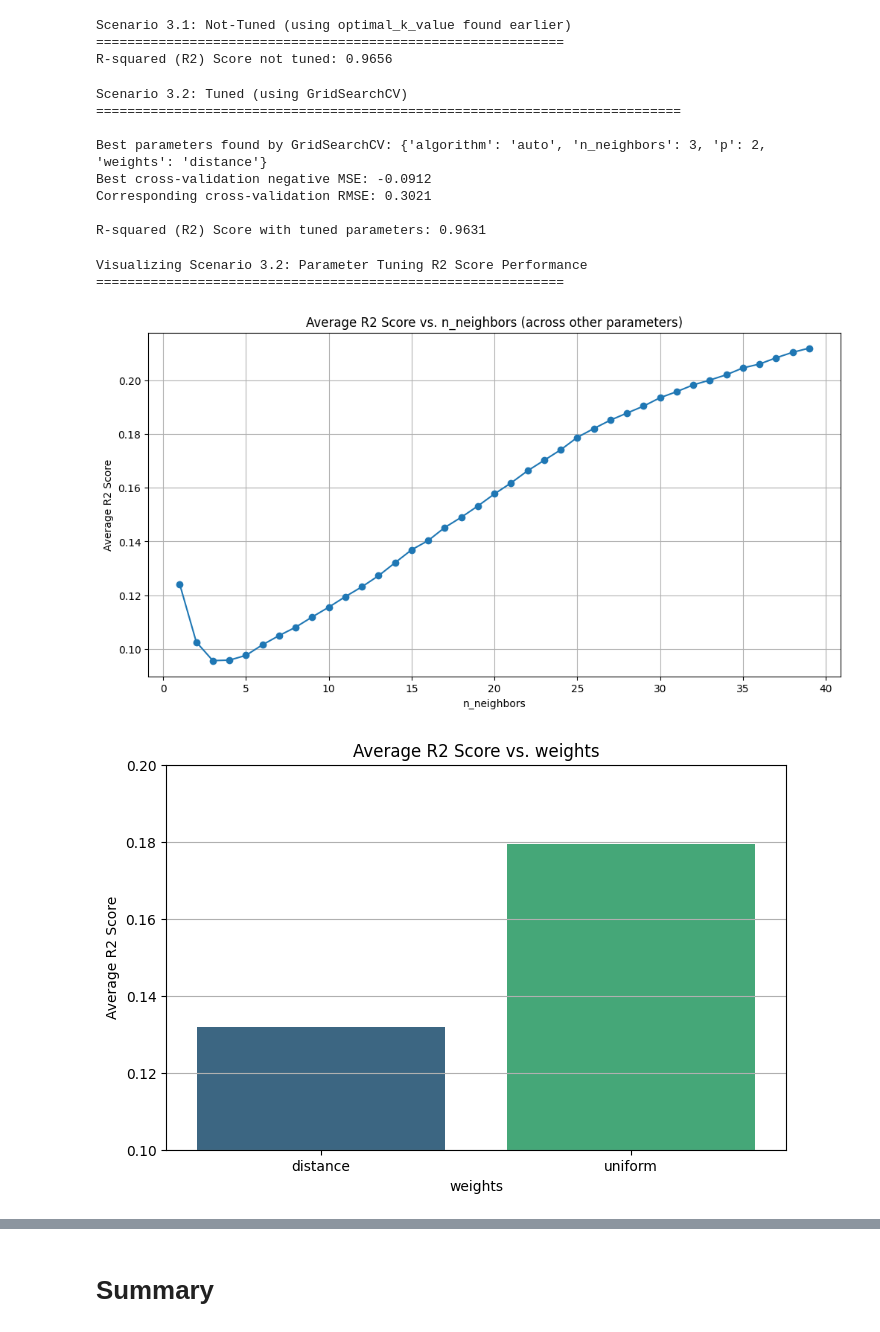
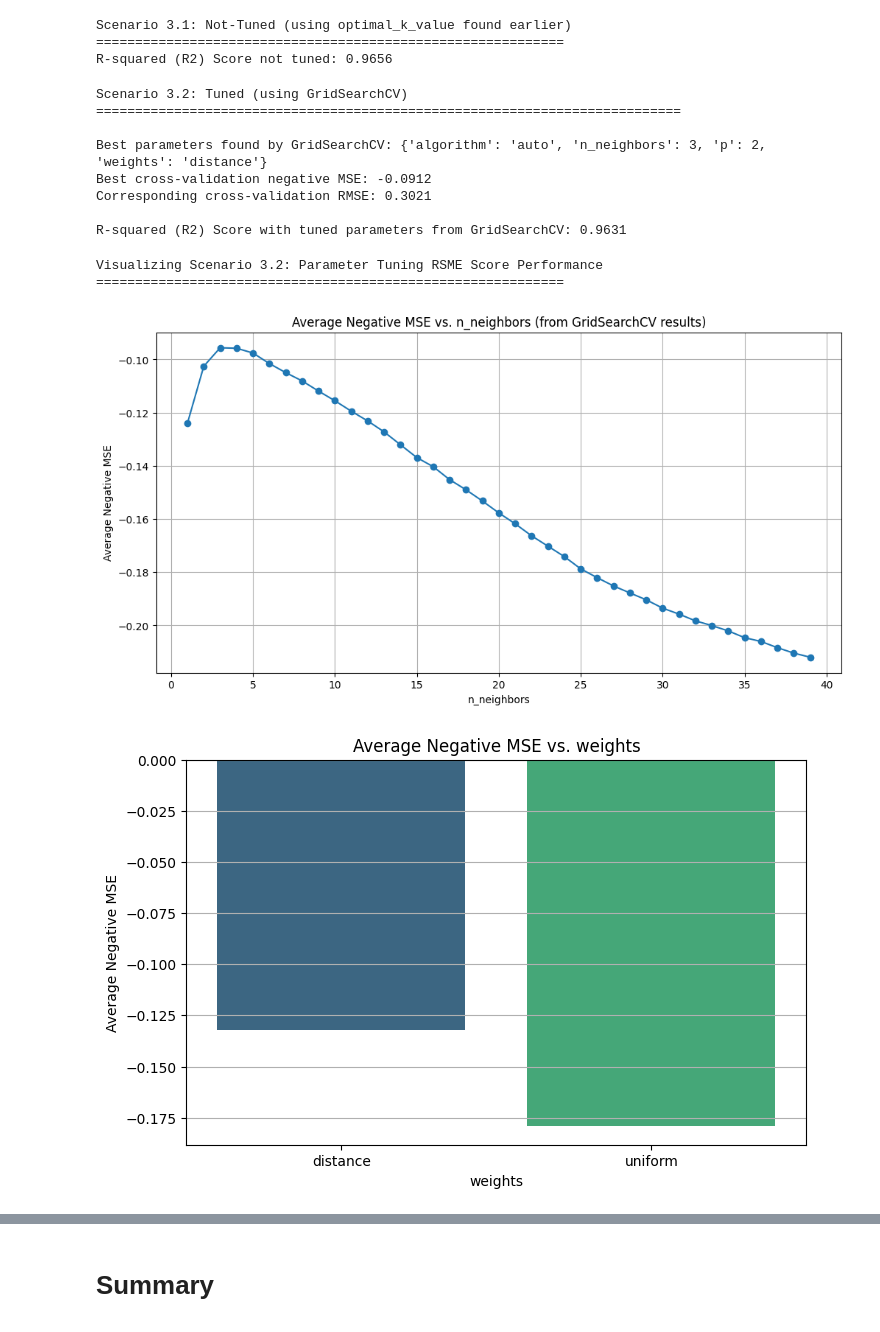
Before and after one commit to tsaqifimtinan/finalproject-kel-8-pm-d, a Jupyter notebook: KNN/KNN_Regression_Analysis.ipynb, the cells around one changed output, grey strips where cells are left out. Cells and saved outputs as stored; diff of their text form; code cells hidden in the pictures.

```diff
--- a/KNN/KNN_Regression_Analysis.ipynb
+++ b/KNN/KNN_Regression_Analysis.ipynb
@@ -569,7 +569,7 @@ y_pred_tuned = final_knn_model_tuned.predict(X_test_scaled)
 # Evaluate the R2 Score of the model
 r2_tuned = r2_score(y_test, y_pred_tuned)
 
-print(f"\nR-squared (R2) Score with tuned parameters: {r2_tuned:.4f}")
+print(f"\nR-squared (R2) Score with tuned parameters from GridSearchCV: {r2_tuned:.4f}")
 # %% [output]
 Scenario 3.2: Tuned (using GridSearchCV)
 ===========================================================================
@@ -578,64 +578,61 @@ Best parameters found by GridSearchCV: {'algorithm': 'auto', 'n_neighbors': 3, '
 Best cross-validation negative MSE: -0.0912
 Corresponding cross-validation RMSE: 0.3021
 
-R-squared (R2) Score with tuned parameters: 0.9631
+R-squared (R2) Score with tuned parameters from GridSearchCV: 0.9631
 # %%
-print("\nVisualizing Scenario 3.2: Parameter Tuning R2 Score Performance")
+print("\nVisualizing Scenario 3.2: Parameter Tuning RSME Score Performance")
 print("="*60)
 
 # Get the cv_results_ from the fitted GridSearchCV
 results = grid_search_tuned.cv_results_
 
 # Convert results to a pandas DataFrame for easier analysis
 results_df = pd.DataFrame(results)
 
 # Sort by mean test score (the higher the better) to see the impact of parameters
 results_df = results_df.sort_values(by='mean_test_score', ascending=False)
 
+# Visualize Negative MSE vs n_neighbors
 plt.figure(figsize=(12, 6))
-# This gives a general trend, but it's an average across different combinations of other params
-n_neighbors_performance = results_df.groupby('param_n_neighbors')['mean_test_score'].mean()
-plt.plot(n_neighbors_performance.index, -n_neighbors_performance.values, marker='o')
-plt.title('Average R2 Score vs. n_neighbors (across other parameters)')
+n_neighbors_neg_mse = results_df.groupby('param_n_neighbors')['mean_test_score'].mean()
+plt.plot(n_neighbors_neg_mse.index, n_neighbors_neg_mse.values, marker='o')
+plt.title('Average Negative MSE vs. n_neighbors (from GridSearchCV results)')
 plt.xlabel('n_neighbors')
-plt.ylabel('Average R2 Score')
+plt.ylabel('Average Negative MSE')
 plt.grid(True)
 plt.show()
 
-# Visualize R2 vs weights
+# Visualize Negative MSE vs weights
 plt.figure(figsize=(8, 5))
-weights_performance = results_df.groupby('param_weights')['mean_test_score'].mean()
-sns.barplot(x=weights_performance.index, y=-weights_performance.values, palette='viridis')
-plt.title('Average R2 Score vs. weights')
+weights_neg_mse = results_df.groupby('param_weights')['mean_test_score'].mean()
+sns.barplot(x=weights_neg_mse.index, y=weights_neg_mse.values, palette='viridis')
+plt.title('Average Negative MSE vs. weights')
 plt.xlabel('weights')
-plt.ylabel('Average R2 Score')
-plt.ylim(0.1, 0.2)
+plt.ylabel('Average Negative MSE')
 plt.grid(axis='y')
 plt.show()
 
-# Visualize R2 vs algorithm
+# Visualize Negative MSE vs algorithm
 plt.figure(figsize=(8, 5))
-algorithm_performance = results_df.groupby('param_algorithm')['mean_test_score'].mean()
-sns.barplot(x=algorithm_performance.index, y=-algorithm_performance.values, palette='viridis')
-plt.title('Average R2 Score vs. algorithm')
+algorithm_neg_mse = results_df.groupby('param_algorithm')['mean_test_score'].mean()
+sns.barplot(x=algorithm_neg_mse.index, y=algorithm_neg_mse.values, palette='viridis')
+plt.title('Average Negative MSE vs. algorithm')
 plt.xlabel('algorithm')
-plt.ylabel('Average R2 Score')
-plt.ylim(0.14, 0.16)
+plt.ylabel('Average Negative MSE')
 plt.grid(axis='y')
 plt.show()
 
-# Visualize R2 vs p
+# Visualize Negative MSE vs p
 plt.figure(figsize=(8, 5))
-p_performance = results_df.groupby('param_p')['mean_test_score'].mean()
-sns.barplot(x=p_performance.index, y=-p_performance.values, palette='viridis')
-plt.title('Average R2 Score vs. p (Distance Metric)')
+p_neg_mse = results_df.groupby('param_p')['mean_test_score'].mean()
+sns.barplot(x=p_neg_mse.index, y=p_neg_mse.values, palette='viridis')
+plt.title('Average Negative MSE vs. p (Distance Metric)')
 plt.xlabel('p (1: Manhattan, 2: Euclidean)')
-plt.ylabel('Average R2 Score')
-plt.ylim(0.1, 0.2)
+plt.ylabel('Average Negative MSE')
 plt.grid(axis='y')
 plt.show()
 # %% [output]
-Visualizing Scenario 3.2: Parameter Tuning R2 Score Performance
+Visualizing Scenario 3.2: Parameter Tuning RSME Score Performance
 ============================================================
-[figure, old version]
+[figure, new version]
-[figure, old version]
+[figure, new version]
```
Also changed, not shown: parts of 7 cells of this notebook.
